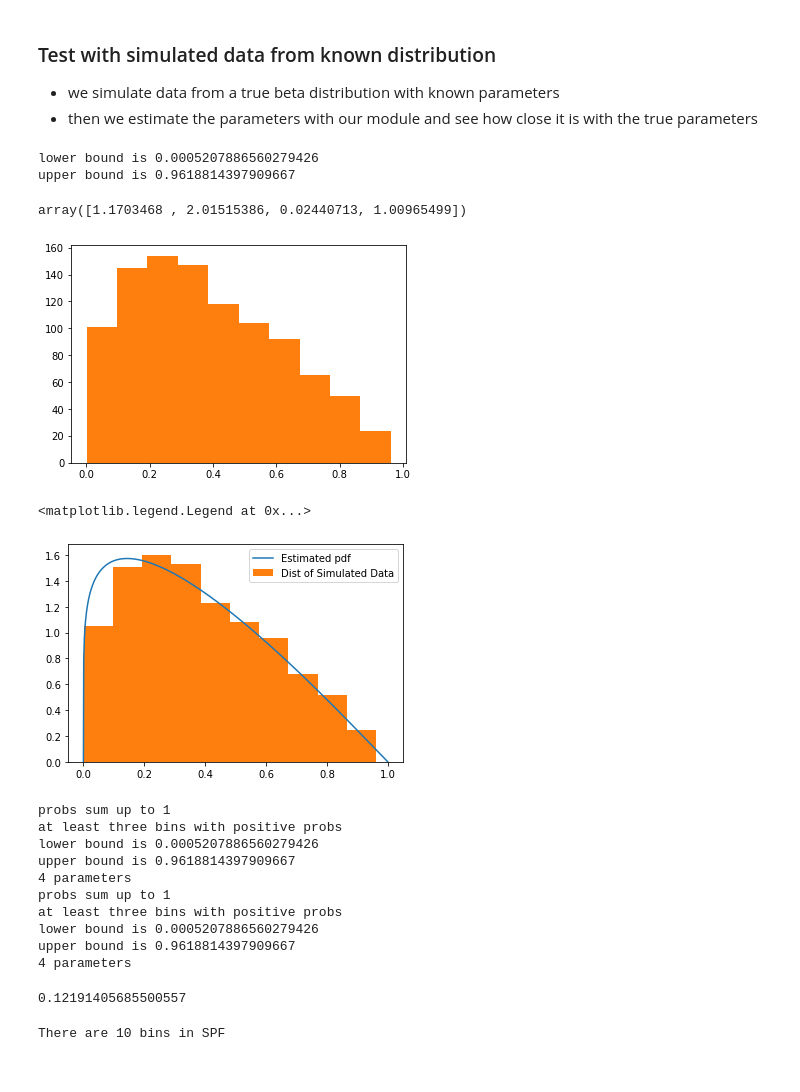
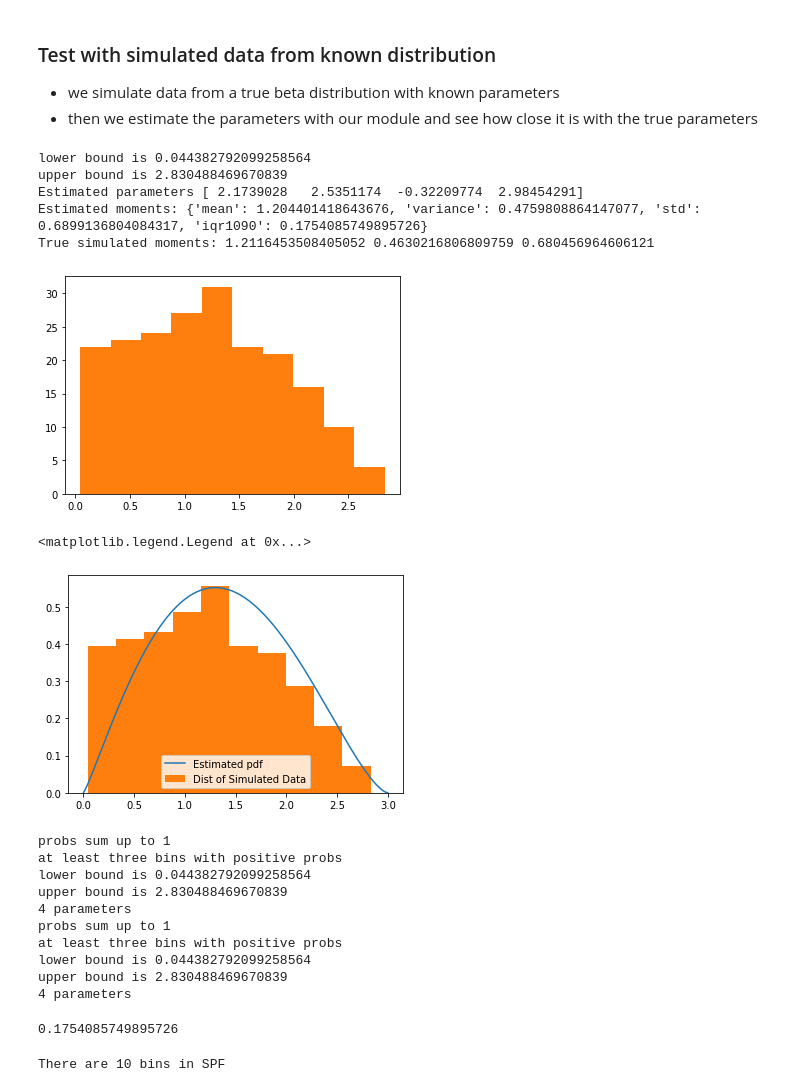
Before and after one commit to iworld1991/DensitySurveyEstimation, a Jupyter notebook: python/DensityEst.ipynb, the cells around one changed output. Cells and saved outputs as stored; diff of their text form; code cells hidden in the pictures.

```diff
--- a/python/DensityEst.ipynb
+++ b/python/DensityEst.ipynb
@@ -58,6 +58,7 @@ def GeneralizedBetaEst(bin,probs):
         print("lower bound is "+str(lb))
         ub=bin[max(pprob)+1]
         print("upper bound is "+str(ub))
+
         x0_2para = (2,1)
         x0_4para = (2,1,0,1)
         def distance2para(paras2): # if there is no open-ended bin with positive probs
@@ -72,6 +73,10 @@ def GeneralizedBetaEst(bin,probs):
             para_est = minimize(distance4para,x0_4para,method='CG')['x']
         else:
             para_est = minimize(distance2para,x0_2para,method='CG')['x']
+            scale = ub-lb
+            para_est = np.concatenate([para_est,
+                                      np.array([lb,scale])]
+                                     )
         return para_est   # could be 2 or 4 parameters
 # %%
 def GeneralizedBetaStats(a,b,lb,ub):
@@ -403,18 +408,34 @@ UniformStats(para_est['lb'],para_est['ub'])
 - then we estimate the parameters with our module and see how close it is with the true parameters
 # %%
 ## simulate a generalized distribution
-sim_n=1000
-true_alpha,true_beta,true_loc,true_scale=1.4,2.2,0,1
-sim_data = beta.rvs(true_alpha,true_beta,loc=true_loc,scale=true_scale,size=sim_n)
+sim_n=200
+true_alpha,true_beta,true_loc,true_scale=1.4,2.2,0,3
+sim_data = beta.rvs(true_alpha,true_beta,
+                    loc=true_loc,
+                    scale=true_scale,
+                    size=sim_n)
 sim_bins2=plt.hist(sim_data)[1]
 sim_probs2=plt.hist(sim_data)[0]/sim_n
 sim_est=GeneralizedBetaEst(sim_bins2,sim_probs2)
-sim_est
+
+print('Estimated parameters',sim_est)
+
+print('Estimated moments:',GeneralizedBetaStats(sim_est[0],
+                          sim_est[1],
+                          sim_est[2],
+                          sim_est[3]))
+
+print('True simulated moments:',
+      np.mean(sim_data),
+     np.std(sim_data)**2,
+     np.std(sim_data))
 # %% [output]
-lower bound is 0.0005207886560279426
-upper bound is 0.9618814397909667
+lower bound is 0.044382792099258564
+upper bound is 2.830488469670839
+Estimated parameters [ 2.1739028   2.5351174  -0.32209774  2.98454291]
+Estimated moments: {'mean': 1.204401418643676, 'variance': 0.4759808864147077, 'std': 0.6899136804084317, 'iqr1090': 0.1754085749895726}
+True simulated moments: 1.2116453508405052 0.4630216806809759 0.680456964606121
-array([1.1703468 , 2.01515386, 0.02440713, 1.00965499])
-[figure, old version]
+[figure, new version]
 # %%
 ## plot the estimated generalized beta versus the histogram of simulated data drawn from a true beta distribution
 sim_x = np.linspace(true_loc,true_loc+true_scale,sim_n)
@@ -424,7 +445,7 @@ plt.hist(sim_data,density=True,label='Dist of Simulated Data')
 plt.legend(loc=0)
 # %% [output]
 <matplotlib.legend.Legend at 0x...>
-[figure, old version]
+[figure, new version]
 # %%
 ## This is the synthesized density estimation function
 def SynDensityStat(bin,probs):
@@ -512,15 +533,15 @@ SynDensityStat(sim_bins2,sim_probs2)['iqr1090']
 # %% [output]
 probs sum up to 1
 at least three bins with positive probs
-lower bound is 0.0005207886560279426
-upper bound is 0.9618814397909667
+lower bound is 0.044382792099258564
+upper bound is 2.830488469670839
 4 parameters
 probs sum up to 1
 at least three bins with positive probs
-lower bound is 0.0005207886560279426
-upper bound is 0.9618814397909667
+lower bound is 0.044382792099258564
+upper bound is 2.830488469670839
 4 parameters
-0.12191405685500557
+0.1754085749895726
 # %%
 ### loading probabilistic data
 IndSPF=pd.read_stata('../data/sample_data.dta')
```
Also changed, not shown: parts of 5 cells of this notebook, 2 other files.
